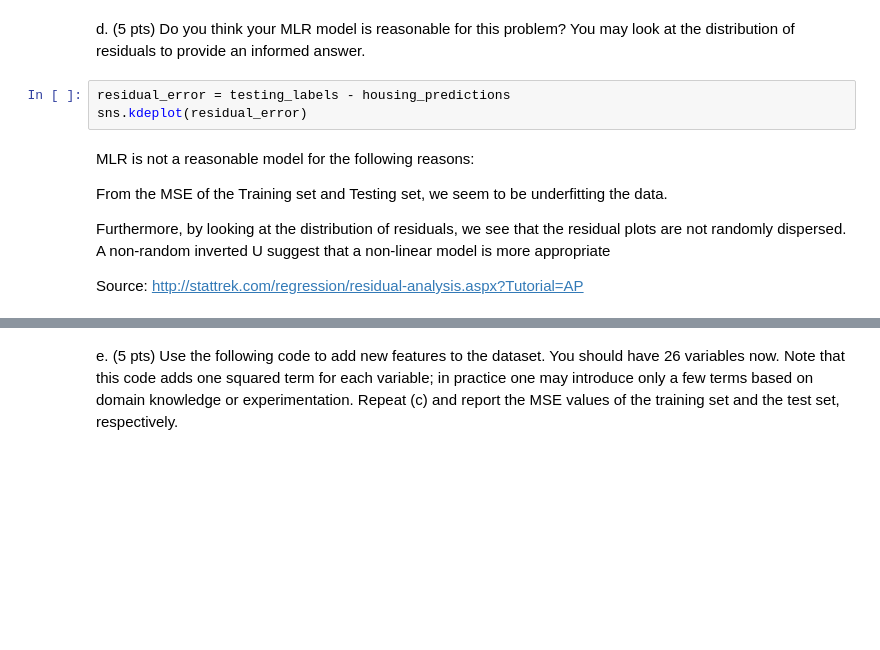
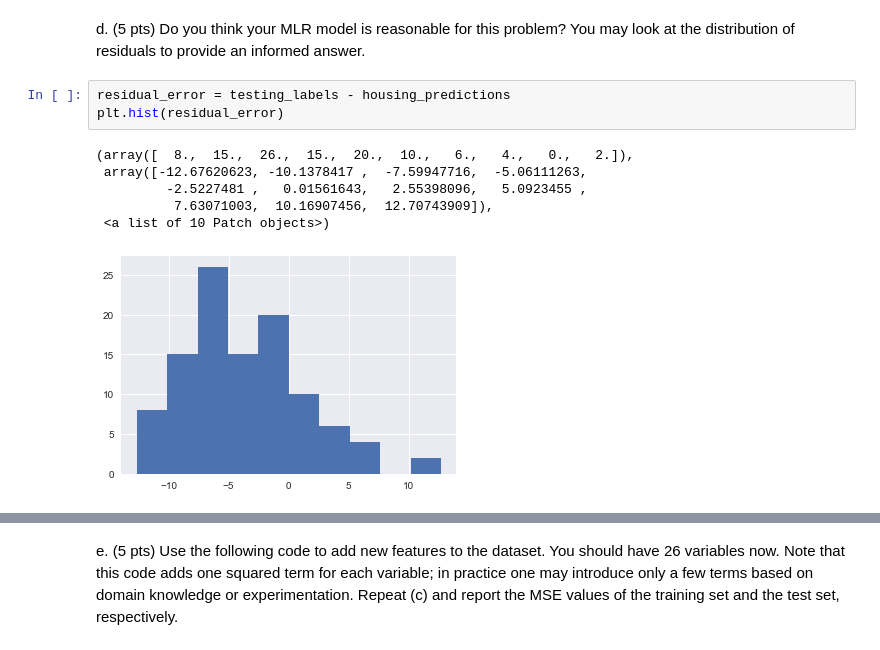
Before and after one commit to kevinjyee/DSPrinciples, a Jupyter notebook: HW1.ipynb, the cells around one changed output, grey strips where cells are left out. Saved outputs shown, nothing was run; the diff lists cells and outputs as text; blank space fills up the shorter version.

```diff
--- a/HW1.ipynb
+++ b/HW1.ipynb
@@ -294,12 +329,11 @@ print "MSE of Testing Set to Testing Label",lin_mse
 d.  (5 pts) Do you think your MLR model is reasonable for this problem? You may look at the distribution of residuals to provide an informed answer.
 # %%
 residual_error = testing_labels - housing_predictions
-sns.kdeplot(residual_error)
+plt.hist(residual_error)
+# %% [output]
+(array([  8.,  15.,  26.,  15.,  20.,  10.,   6.,   4.,   0.,   2.]),
+ array([-12.67620623, -10.1378417 ,  -7.59947716,  -5.06111263,
+         -2.5227481 ,   0.01561643,   2.55398096,   5.0923455 ,
+          7.63071003,  10.16907456,  12.70743909]),
+ <a list of 10 Patch objects>)
+[figure, added]
-# %% [markdown]
-MLR is not a reasonable model for the following reasons:
-
-From the MSE of the Training set and Testing set, we seem to be underfitting the data.
-
-Furthermore, by looking at the distribution of residuals, we see that the residual plots are not randomly dispersed. A non-random inverted U suggest that a non-linear model is more appropriate
-
-Source: http://stattrek.com/regression/residual-analysis.aspx?Tutorial=AP
```
Also changed, not shown: parts of 8 cells of this notebook.
